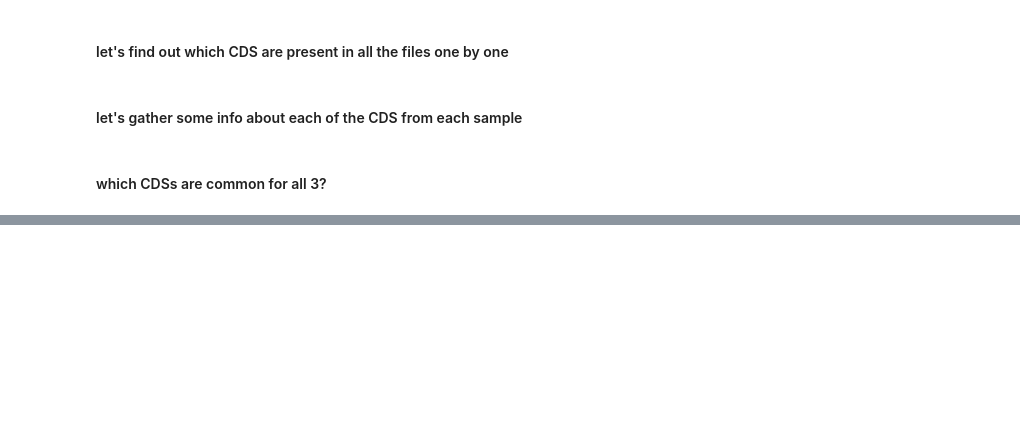
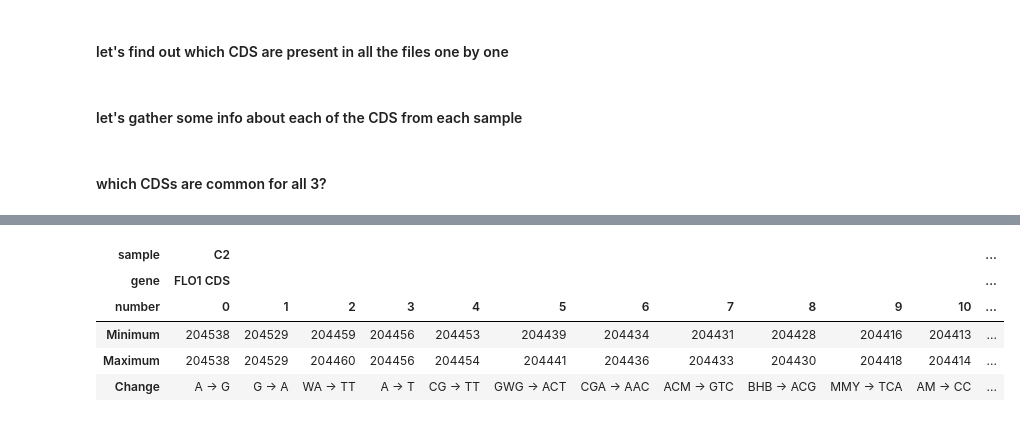
Before and after one commit to dizak/SNP_sheets_merge, a Jupyter notebook: SNPs-sheets_merge.ipynb, the cells around one changed output, grey strips where cells are left out. Drawn from its saved outputs; the diff is of its cells as text; code cells hidden in the pictures; blank space fills up the shorter version.

```diff
--- a/SNPs-sheets_merge.ipynb
+++ b/SNPs-sheets_merge.ipynb
@@ -212,0 +260,9 @@ out_dict["FLO1 CDS"]
+# %%
+df2.T
+# %% [output]
+| sample | C2 |  |  |  |  |  |  |  |  |  |  | ... |
+| gene | FLO1 CDS |  |  |  |  |  |  |  |  |  |  | ... |
+| number | 0 | 1 | 2 | 3 | 4 | 5 | 6 | 7 | 8 | 9 | 10 | ... |
+| Minimum | 204538 | 204529 | 204459 | 204456 | 204453 | 204439 | 204434 | 204431 | 204428 | 204416 | 204413 | ... |
+| Maximum | 204538 | 204529 | 204460 | 204456 | 204454 | 204441 | 204436 | 204433 | 204430 | 204418 | 204414 | ... |
+| Change | A -> G | G -> A | WA -> TT | A -> T | CG -> TT | GWG -> ACT | CGA -> AAC | ACM -> GTC | BHB -> ACG | MMY -> TCA | AM -> CC | ... |
```
Also changed, not shown: parts of 27 cells of this notebook.
